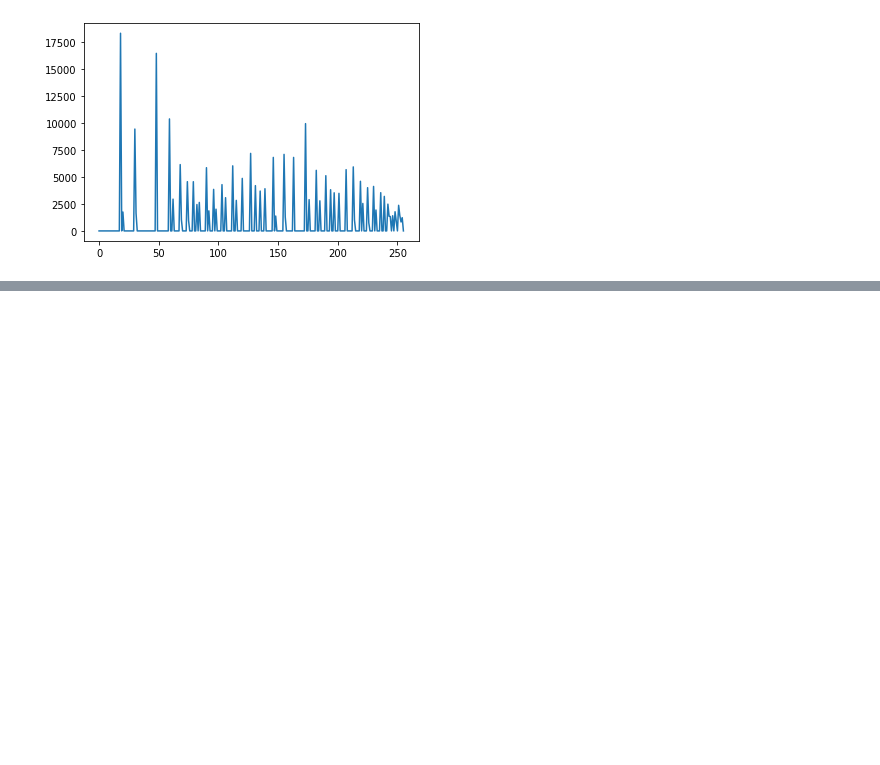
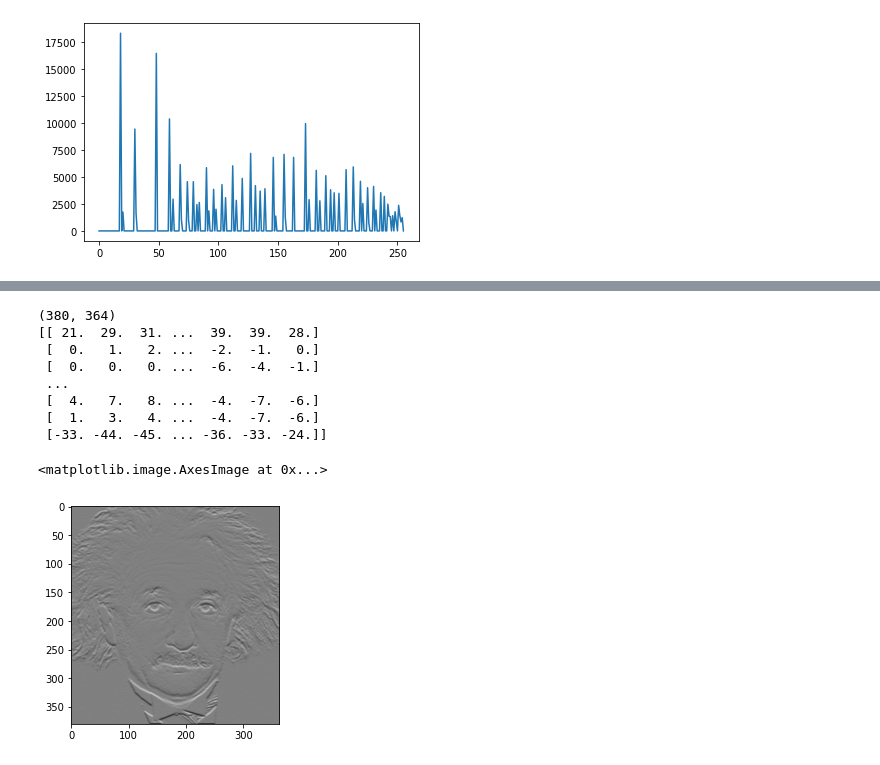
Before and after one commit to maleeshaRuvindi/EN2550_assignment1, a Jupyter notebook: 190535D_Assignment1.ipynb, the cells around one changed output, grey strips where cells are left out. Cells and saved outputs as stored; diff of their text form; code cells hidden in the pictures; blank space fills up the shorter version.

```diff
--- a/190535D_Assignment1.ipynb
+++ b/190535D_Assignment1.ipynb
@@ -121,0 +161,27 @@ ax2.plot(eqhist)
+# %%
+f=cv.imread(r'C:\Users\ASUS\Documents\coding\image processing\images\einstein.png',cv.IMREAD_GRAYSCALE).astype(np.float32)
+assert f is not None
+sobel_v=np.array([[-1,-2,-1],[0,0,0],[1,2,1]],dtype=np.float32)
+print(f.shape)
+rows=f.shape[0]
+cols=f.shape[1]
+f_x2=np.zeros((rows,cols))
+for i in range(rows):
+    for j in range(cols):
+        for u in range(3):
+            for v in range(3):
+                if not((i==0 and u==0) or (i==rows-1 and u==2) or (j==0 and v==0) or (j==cols-1 and v==2)):
+                    f_x2[i,j]+=sobel_v[u,v]*f[i+u-1,j+v-1]
+fig1,ax1 = plt.subplots()
+ax1.imshow(f_x2,cmap='gray',vmin=-1020, vmax=1020)
+# %% [output]
+(380, 364)
+[[ 21.  29.  31. ...  39.  39.  28.]
+ [  0.   1.   2. ...  -2.  -1.   0.]
+ [  0.   0.   0. ...  -6.  -4.  -1.]
+ ...
+ [  4.   7.   8. ...  -4.  -7.  -6.]
+ [  1.   3.   4. ...  -4.  -7.  -6.]
+ [-33. -44. -45. ... -36. -33. -24.]]
+<matplotlib.image.AxesImage at 0x...>
+[figure, added]
```
Also changed, not shown: parts of 3 cells of this notebook.
